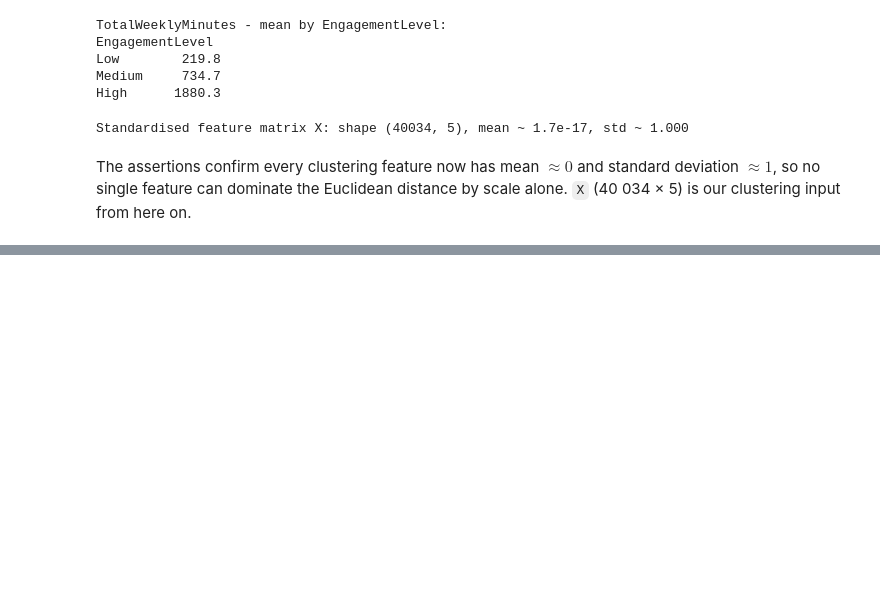
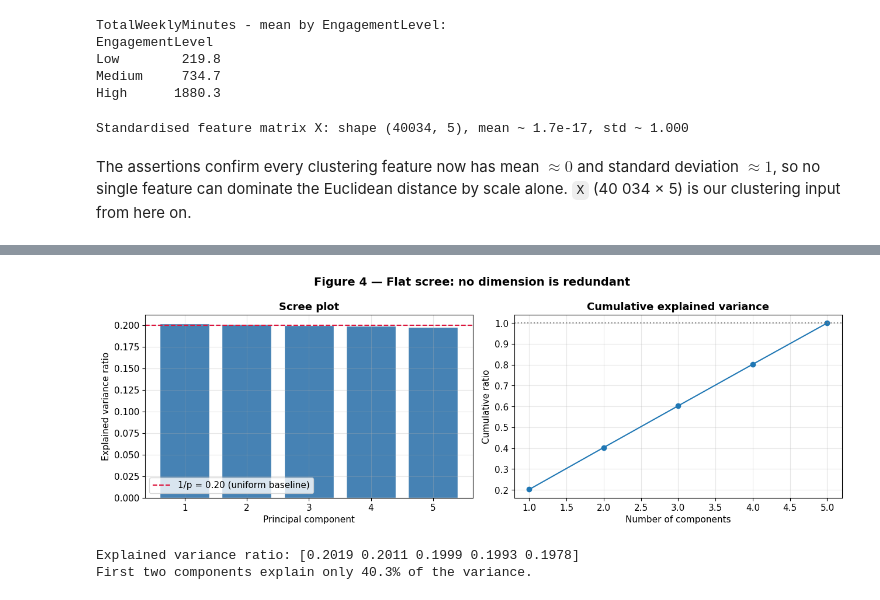
Before and after one commit to MrSparkiop/Gaming-player-clustering, a Jupyter notebook: gaming_player_clustering.ipynb, the cells around one changed output, grey strips where cells are left out. Drawn from its saved outputs; the diff is of its cells as text; code cells hidden in the pictures; blank space fills up the shorter version.

Commit message:
PCA structure check (flat scree) and 2-D visualisation

```diff
--- a/gaming_player_clustering.ipynb
+++ b/gaming_player_clustering.ipynb
@@ -332,0 +341,26 @@ distance by scale alone. `X` (40&nbsp;034 × 5) is our clustering input from her
+# %%
+pca = PCA(random_state=RANDOM_STATE).fit(X)
+evr = pca.explained_variance_ratio_
+
+fig, axes = plt.subplots(1, 2, figsize=(13, 4.5))
+axes[0].bar(range(1, len(evr) + 1), evr, color="steelblue", edgecolor="white")
+axes[0].axhline(1 / X.shape[1], color="crimson", ls="--",
+                label=f"1/p = {1 / X.shape[1]:.2f} (uniform baseline)")
+axes[0].set_title("Scree plot"); axes[0].set_xlabel("Principal component")
+axes[0].set_ylabel("Explained variance ratio"); axes[0].legend()
+
+axes[1].plot(range(1, len(evr) + 1), np.cumsum(evr), marker="o")
+axes[1].axhline(1.0, color="grey", ls=":")
+axes[1].set_title("Cumulative explained variance")
+axes[1].set_xlabel("Number of components"); axes[1].set_ylabel("Cumulative ratio")
+fig.suptitle("Figure 4 — Flat scree: no dimension is redundant",
+             fontsize=14, fontweight="bold")
+fig.tight_layout(); plt.show()
+
+print("Explained variance ratio:", np.round(evr, 4))
+print("First two components explain only "
+      f"{evr[:2].sum() * 100:.1f}% of the variance.")
+# %% [output]
+[figure, added]
+Explained variance ratio: [0.2019 0.2011 0.1999 0.1993 0.1978]
+First two components explain only 40.3% of the variance.
```
Also changed, not shown: parts of 4 cells of this notebook.
